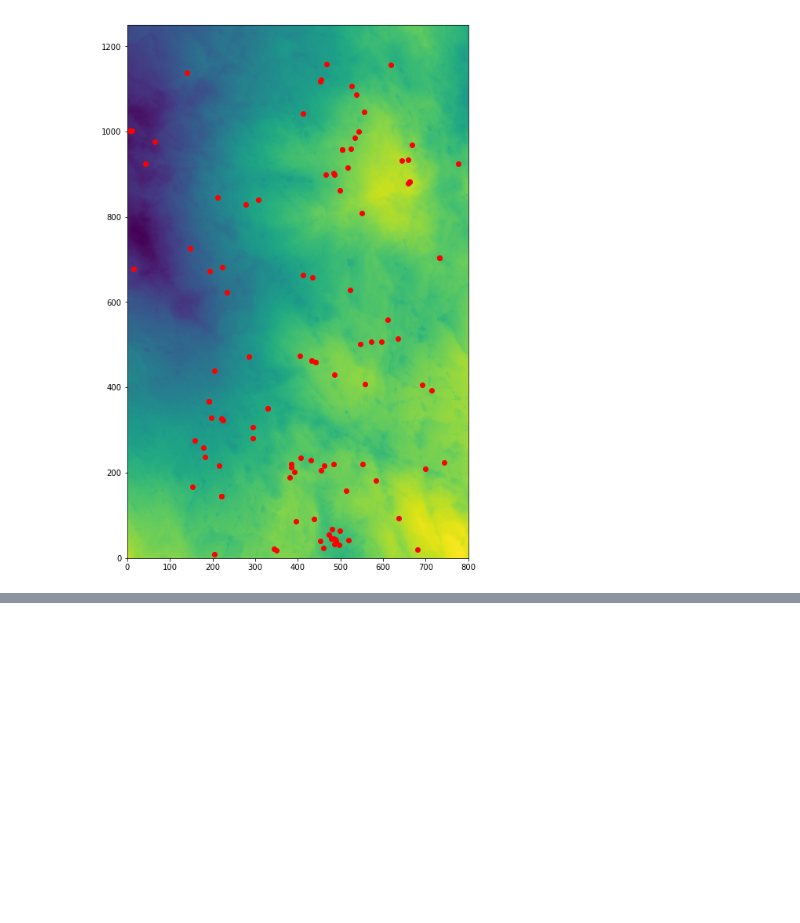
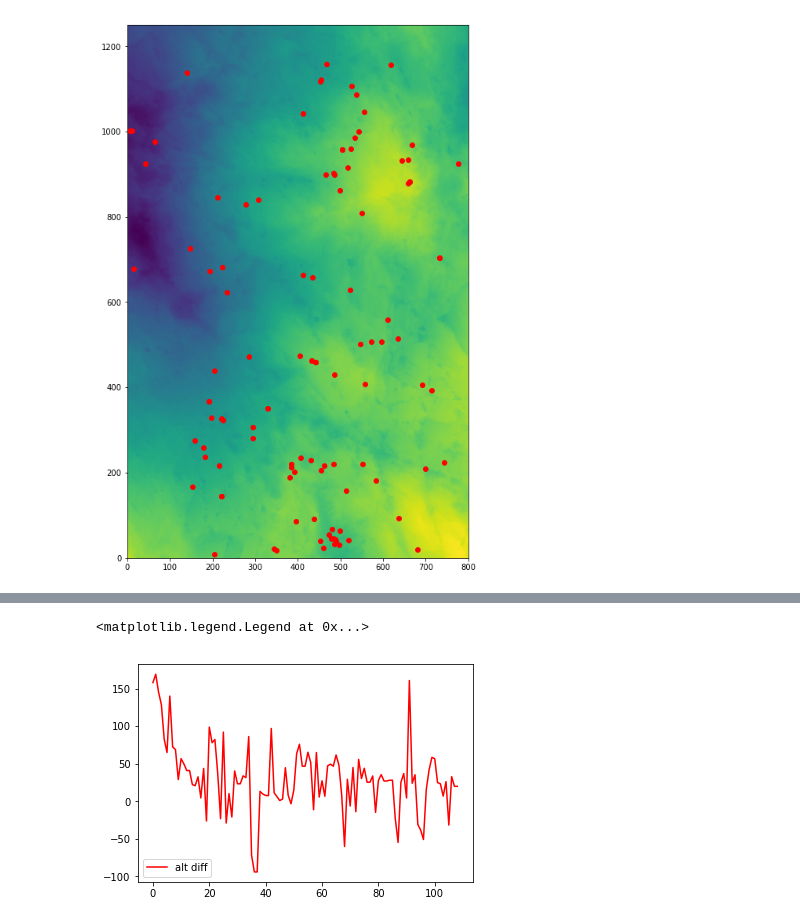
Before and after one commit to goatchurchprime/goatchurchprime.github.io, a Jupyter notebook: Loser1terrain.ipynb, the cells around one changed output, grey strips where cells are left out. Drawn from its saved outputs; the diff is of its cells as text; code cells hidden in the pictures; blank space fills up the shorter version.

```diff
--- a/Loser1terrain.ipynb
+++ b/Loser1terrain.ipynb
@@ -105,0 +85,7 @@ plt.plot([e[5]  for e in ents], label="terrainlohi", color="g")
+# %%
+ents.sort(key=lambda X:X[4])  # ascending terrain altitude
+plt.plot([e[3]-(e[4]+e[5])/2  for e in ents], label="alt diff", color="r")
+plt.legend()
+# %% [output]
+<matplotlib.legend.Legend at 0x...>
+[figure, added]
```
Also changed, not shown: parts of 9 cells of this notebook.
